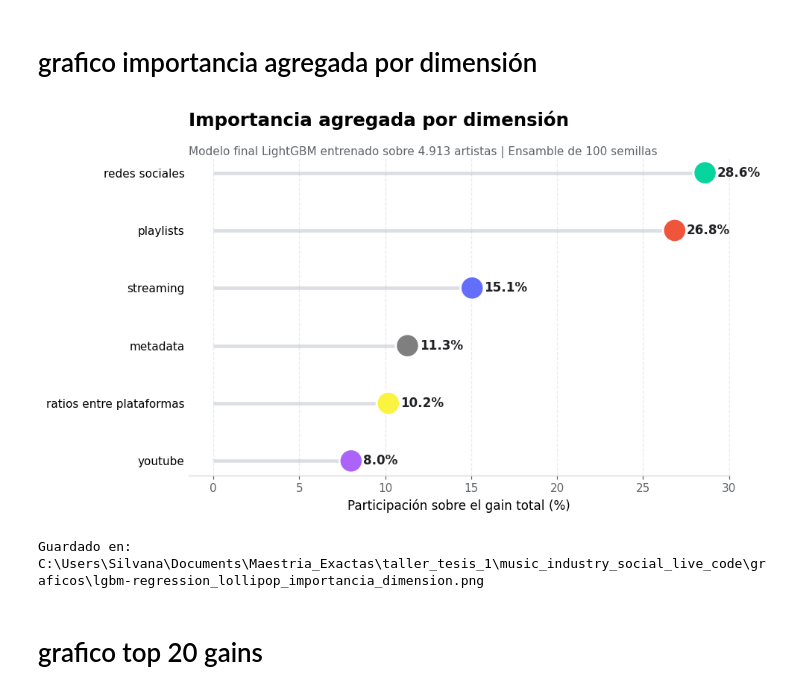
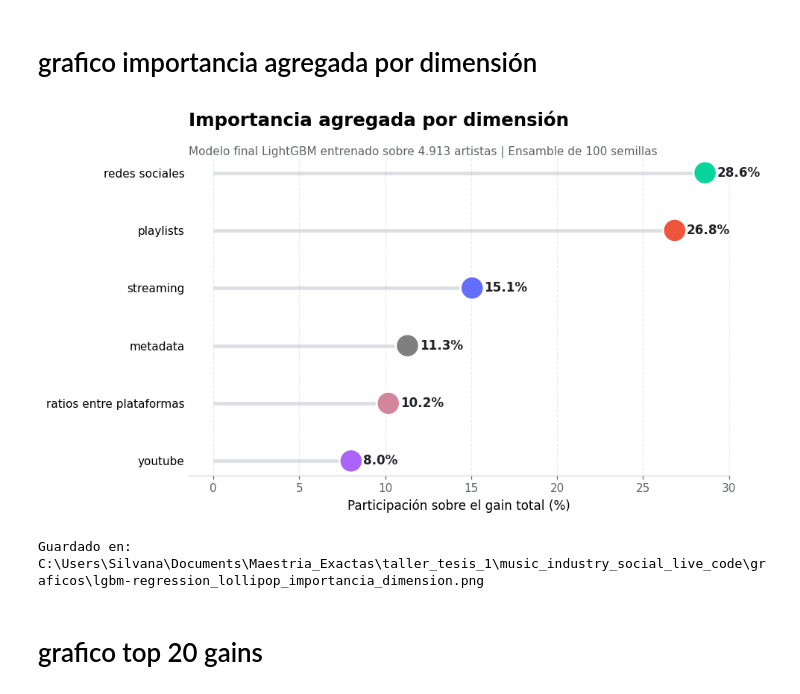
Before and after one commit to SilvanaBContreras/come_together_industria_de_la_musica, a Jupyter notebook: CT_SC_boosting_regression.ipynb, the cells around one changed output. Drawn from its saved outputs; the diff is of its cells as text; code cells hidden in the pictures.

```diff
--- a/CT_SC_boosting_regression.ipynb
+++ b/CT_SC_boosting_regression.ipynb
@@ -1975,7 +1975,7 @@ palette_dimension = {
     "redes sociales": "#06D49D",
     "youtube": "#AB63FA",
     "metadata": "#7F7F7F",
-    "ratios entre plataformas": "#FAF440",
+    "ratios entre plataformas": "#D3869B",
 }
 
 colors_dimension = [
@@ -2026,34 +2026,34 @@ ax.set_title(
 
 ax.set_xlabel("Participación sobre el gain total (%)", fontsize=11)
 ax.set_ylabel("")
 
 
 ax.text(
     0,
     1.01,
     "Modelo final LightGBM entrenado sobre 4.913 artistas | Ensamble de 100 semillas",
     transform=ax.transAxes,
     fontsize=10,
     color="#5F6368"
 )
 
 ax.grid(axis="x", linestyle="--", alpha=0.25)
 ax.spines["top"].set_visible(False)
 ax.spines["right"].set_visible(False)
 ax.spines["left"].set_visible(False)
 ax.spines["bottom"].set_color("#D0D5DD")
 ax.tick_params(axis="y", length=0)
 ax.tick_params(axis="x", colors="#5F6368")
 
 plt.tight_layout()
 
 ruta_dimension = directorio_salidas_proyecto / f"{PARAM['experimento']}_lollipop_importancia_dimension.png"
 plt.savefig(ruta_dimension, dpi=300, bbox_inches="tight")
 plt.show()
 
 print(f"Guardado en: {ruta_dimension}")
 # %% [output]
-[figure, old version]
+[figure, new version]
 Guardado en: C:\Users\Silvana\Documents\Maestria_Exactas\taller_tesis_1\music_industry_social_live_code\graficos\lgbm-regression_lollipop_importancia_dimension.png
 # %% [markdown]
 # grafico top 20 gains
```
Also changed, not shown: parts of 11 cells of this notebook, 11 other files.
